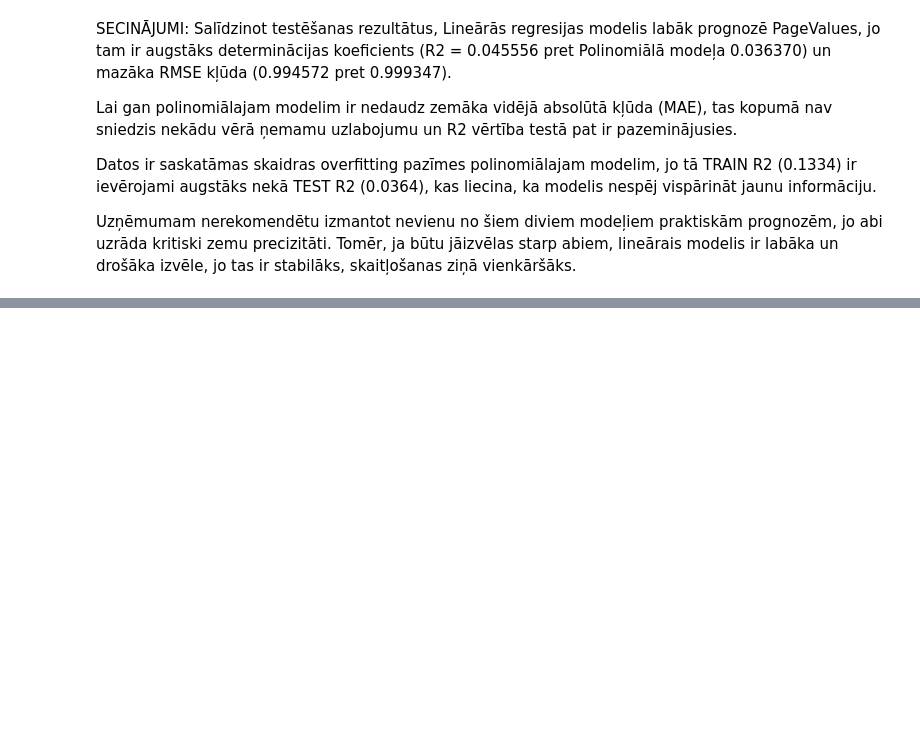
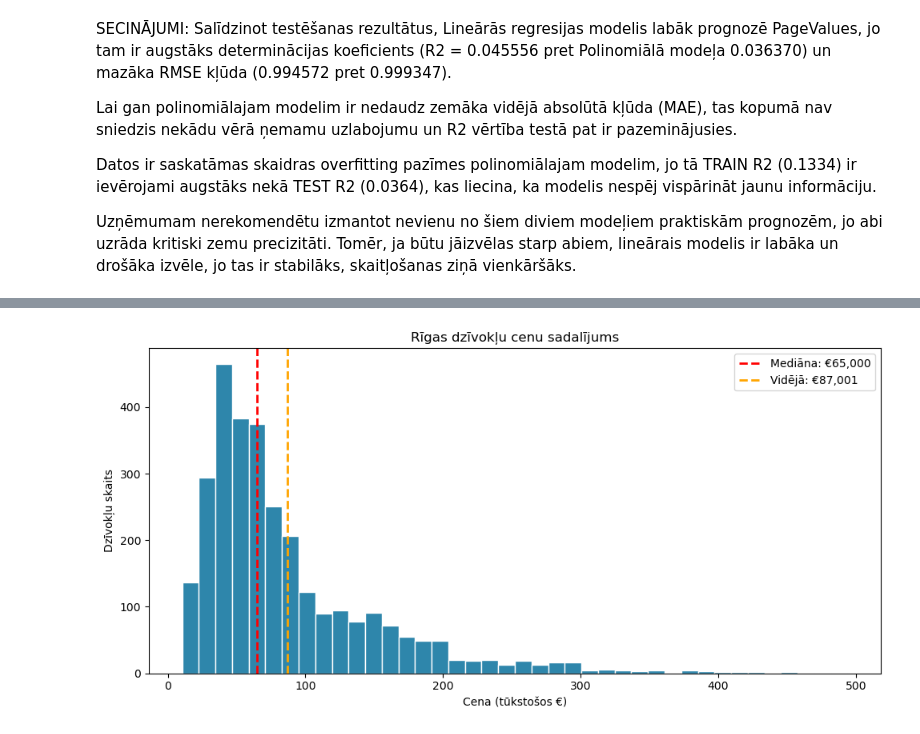
Before and after one commit to ligapunane77/fita-ml-course, a Jupyter notebook: week2/week2_homework.ipynb, the cells around one changed output, grey strips where cells are left out. Cells and saved outputs as stored; diff of their text form; code cells hidden in the pictures; blank space fills up the shorter version.

```diff
--- a/week2/week2_homework.ipynb
+++ b/week2/week2_homework.ipynb
@@ -298,3 +298,10 @@ Lai gan polinomiālajam modelim ir nedaudz zemāka vidējā absolūtā kļūda (
 Datos ir saskatāmas skaidras overfitting pazīmes polinomiālajam modelim, jo tā TRAIN R2 (0.1334) ir ievērojami augstāks nekā TEST R2 (0.0364), kas liecina, ka modelis nespēj vispārināt jaunu informāciju.
 
 Uzņēmumam nerekomendētu izmantot nevienu no šiem diviem modeļiem praktiskām prognozēm, jo abi uzrāda kritiski zemu precizitāti. Tomēr, ja būtu jāizvēlas starp abiem, lineārais modelis ir labāka un drošāka izvēle, jo tas ir stabilāks, skaitļošanas ziņā vienkāršāks.
+# %%
+pd.set_option('display.float_format', '{:,.0f}'.format)
+plt.rcParams['figure.dpi'] = 100
+
+df = pd.read_csv('apartments.csv')  # pielāgo ceļu savai struktūrai
+print(f"Datu kopa: {df.shape[0]} dzīvokļi, {df.shape[1]} kolonnas")
+print(df.head(3))
@@ -300,0 +349,21 @@ Uzņēmumam nerekomendētu izmantot nevienu no šiem diviem modeļiem praktiskā
+# %%
+# 1. Atstājam tikai dzīvokļus ar reālām koordinātēm (drop missing)
+df = df.dropna(subset=['latt', 'longt']).copy()
+
+# 2. Filtrējam galējos outliers (sludinājumu sistēmas kļūdas vai luksusa īpašumi)
+df = df[(df['price'] >= 10000) & (df['price'] <= 500000)]
+df = df[(df['area'] >= 15) & (df['area'] <= 200)]
+df = df[df['rooms'] <= 5]
+
+# 3. "Mazos" rajonus (mazāk par 30 sludinājumiem) apvienojam kā "Citi"
+district_counts = df['district'].value_counts()
+small_districts = district_counts[district_counts < 30].index
+df.loc[df['district'].isin(small_districts), 'district'] = 'Citi'
+
+# 4. Saglabājam tīro versiju nākamajai nedēļai
+df.to_csv('apartments_clean.csv', index=False)
+
+print(f"\nPēc tīrīšanas: {df.shape[0]} dzīvokļi")
+print(f"Cenu diapazons: €{df['price'].min():,.0f} – €{df['price'].max():,.0f}")
+print(f"Mediānas cena: €{df['price'].median():,.0f}")
+print(f"Rajoni datu kopā: {df['district'].nunique()}")
@@ -300,0 +383,16 @@ Uzņēmumam nerekomendētu izmantot nevienu no šiem diviem modeļiem praktiskā
+# %%
+# 1.1. Cenu sadalījums
+fig, ax = plt.subplots(figsize=(10, 5))
+ax.hist(df['price'] / 1000, bins=40, color='#2E86AB', edgecolor='white')
+ax.axvline(df['price'].median() / 1000, color='red', linestyle='--', linewidth=2,
+           label=f'Mediāna: €{df["price"].median():,.0f}')
+ax.axvline(df['price'].mean() / 1000, color='orange', linestyle='--', linewidth=2,
+           label=f'Vidējā: €{df["price"].mean():,.0f}')
+ax.set_xlabel('Cena (tūkstošos €)')
+ax.set_ylabel('Dzīvokļu skaits')
+ax.set_title('Rīgas dzīvokļu cenu sadalījums')
+ax.legend()
+plt.tight_layout()
+plt.show()
+# %% [output]
+[figure, added]
```
Also changed, not shown: parts of 25 cells of this notebook.
